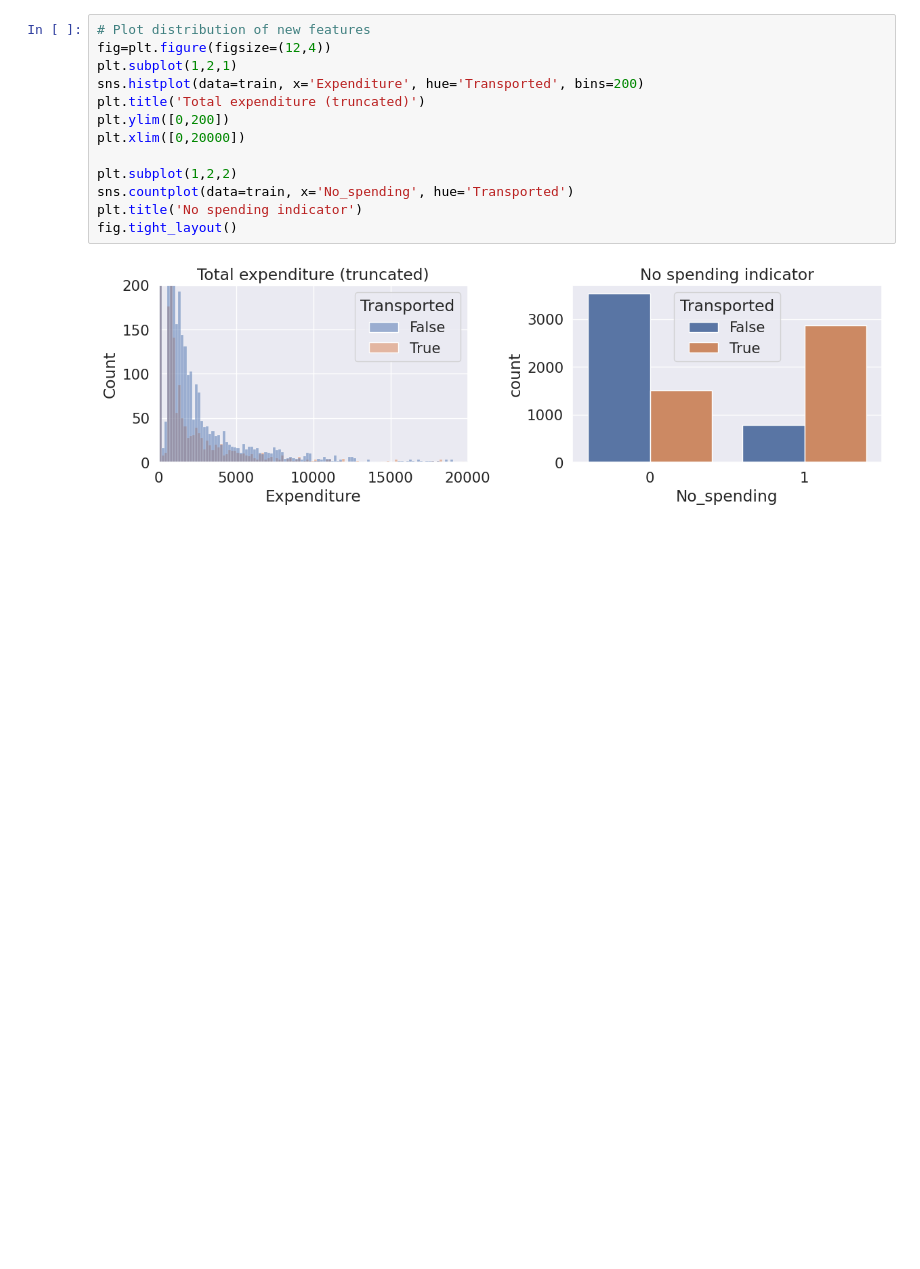
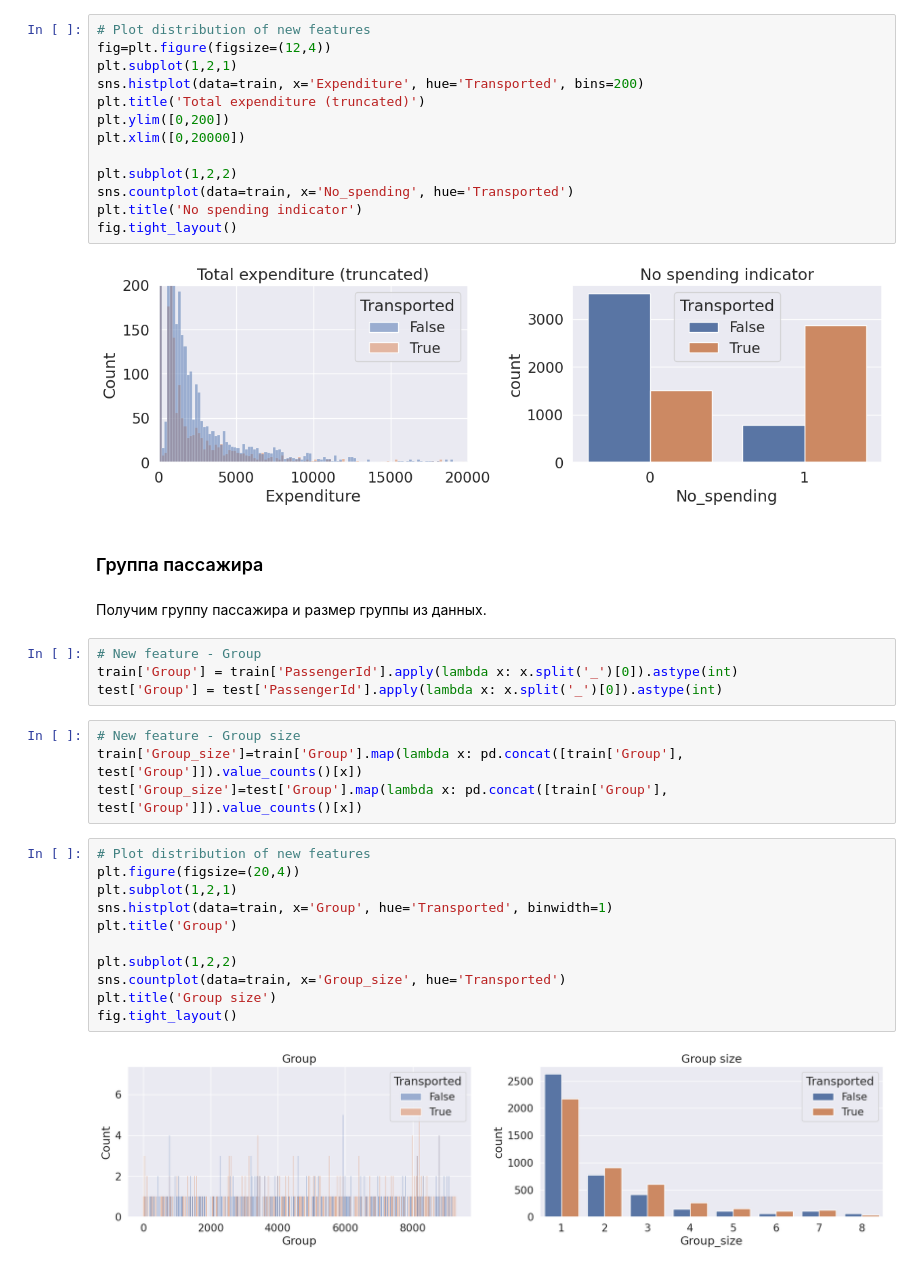
Before and after one commit to juliana-zh/ML, a Jupyter notebook: Spaceship_Titanic.ipynb, the cells around one changed output. Saved outputs shown, nothing was run; the diff lists cells and outputs as text; blank space fills up the shorter version.

```diff
--- a/Spaceship_Titanic.ipynb
+++ b/Spaceship_Titanic.ipynb
@@ -429,3 +429,28 @@ plt.title('No spending indicator')
 fig.tight_layout()
 # %% [output]
 [figure]
+# %% [markdown]
+### Группа пассажира
+# %% [markdown]
+Получим группу пассажира и размер группы из данных.
+# %%
+# New feature - Group
+train['Group'] = train['PassengerId'].apply(lambda x: x.split('_')[0]).astype(int)
+test['Group'] = test['PassengerId'].apply(lambda x: x.split('_')[0]).astype(int)
+# %%
+# New feature - Group size
+train['Group_size']=train['Group'].map(lambda x: pd.concat([train['Group'], test['Group']]).value_counts()[x])
+test['Group_size']=test['Group'].map(lambda x: pd.concat([train['Group'], test['Group']]).value_counts()[x])
+# %%
+# Plot distribution of new features
+plt.figure(figsize=(20,4))
+plt.subplot(1,2,1)
+sns.histplot(data=train, x='Group', hue='Transported', binwidth=1)
+plt.title('Group')
+
+plt.subplot(1,2,2)
+sns.countplot(data=train, x='Group_size', hue='Transported')
+plt.title('Group size')
+fig.tight_layout()
+# %% [output]
+[figure, added]
```
